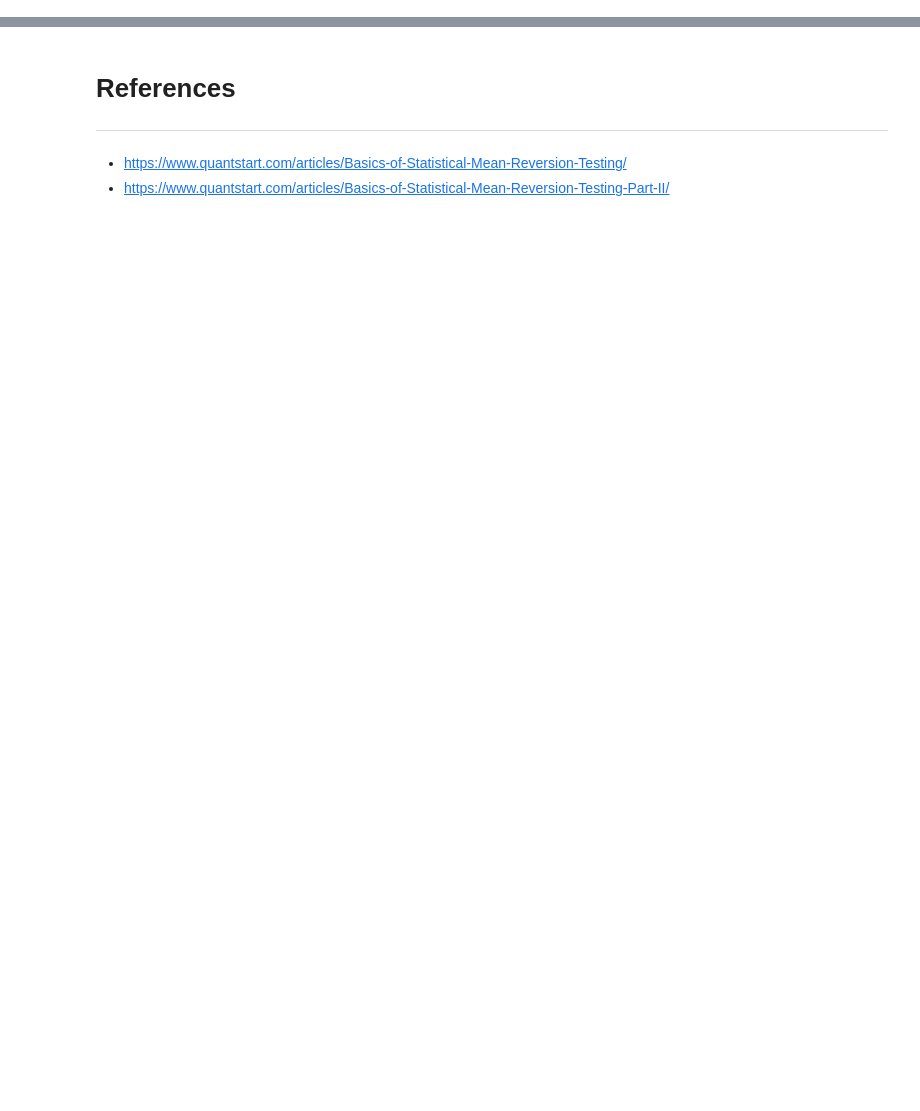
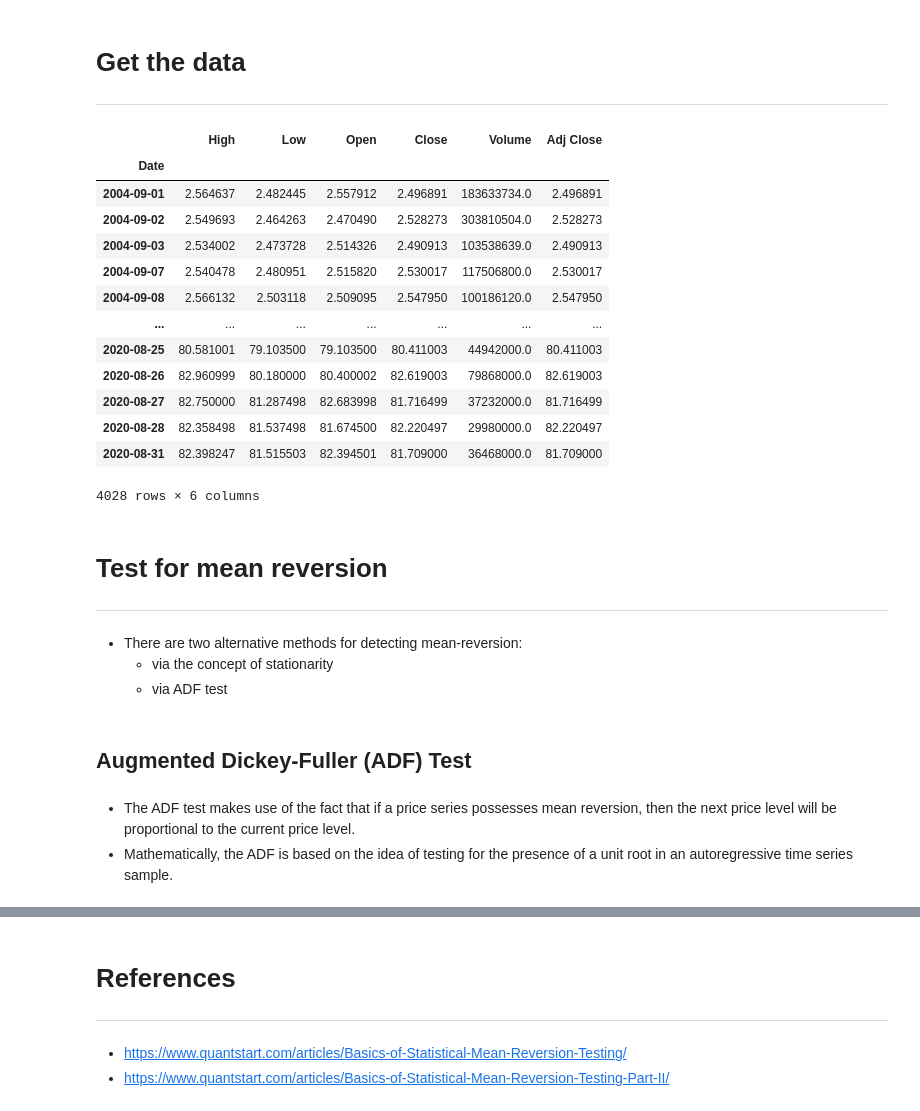
Before and after one commit to kyaiooiayk/ML-AI-DS-4-Finance, a Jupyter notebook: tutorials/modelling/GitHub_MD_rendering/Mean Reversion Testing.ipynb, the cells around one changed output, grey strips where cells are left out. Cells and saved outputs as stored; diff of their text form; code cells hidden in the pictures; blank space fills up the shorter version.

```diff
--- a/tutorials/modelling/GitHub_MD_rendering/Mean Reversion Testing.ipynb
+++ b/tutorials/modelling/GitHub_MD_rendering/Mean Reversion Testing.ipynb
@@ -1 +46,41 @@
+# %% [markdown]
+# Get the data
+<hr style = "border:2px solid black" ></hr>
+# %%
+# year-month-day format
+start = dt.datetime(2004, 9, 1)
+end = dt.datetime(2020, 8, 31)
+
+goog_df = pdr.get_data_yahoo("GOOG", start, end)
+# %%
+goog_df
+# %% [output]
+|  | High | Low | Open | Close | Volume | Adj Close |
+| Date |  |  |  |  |  |  |
+| 2004-09-01 | 2.564637 | 2.482445 | 2.557912 | 2.496891 | 183633734.0 | 2.496891 |
+| 2004-09-02 | 2.549693 | 2.464263 | 2.470490 | 2.528273 | 303810504.0 | 2.528273 |
+| 2004-09-03 | 2.534002 | 2.473728 | 2.514326 | 2.490913 | 103538639.0 | 2.490913 |
+| 2004-09-07 | 2.540478 | 2.480951 | 2.515820 | 2.530017 | 117506800.0 | 2.530017 |
+| 2004-09-08 | 2.566132 | 2.503118 | 2.509095 | 2.547950 | 100186120.0 | 2.547950 |
+| ... | ... | ... | ... | ... | ... | ... |
+| 2020-08-25 | 80.581001 | 79.103500 | 79.103500 | 80.411003 | 44942000.0 | 80.411003 |
+| 2020-08-26 | 82.960999 | 80.180000 | 80.400002 | 82.619003 | 79868000.0 | 82.619003 |
+| 2020-08-27 | 82.750000 | 81.287498 | 82.683998 | 81.716499 | 37232000.0 | 81.716499 |
+| 2020-08-28 | 82.358498 | 81.537498 | 81.674500 | 82.220497 | 29980000.0 | 82.220497 |
+| 2020-08-31 | 82.398247 | 81.515503 | 82.394501 | 81.709000 | 36468000.0 | 81.709000 |
+4028 rows × 6 columns
+# %% [markdown]
+# Test for mean reversion
+<hr style = "border:2px solid black" ></hr>
+# %% [markdown]
+
+- There are two alternative methods for detecting mean-reversion:
+    - via the concept of stationarity
+    - via ADF test
+# %% [markdown]
+## Augmented Dickey-Fuller (ADF) Test
+# %% [markdown]
+
+- The ADF test makes use of the fact that if a price series possesses mean reversion, then the next price level will be proportional to the current price level.
+- Mathematically, the ADF is based on the idea of testing for the presence of a unit root in an autoregressive time series sample.
 # %%
```
Also changed, not shown: parts of 20 cells of this notebook, 9 other files.
